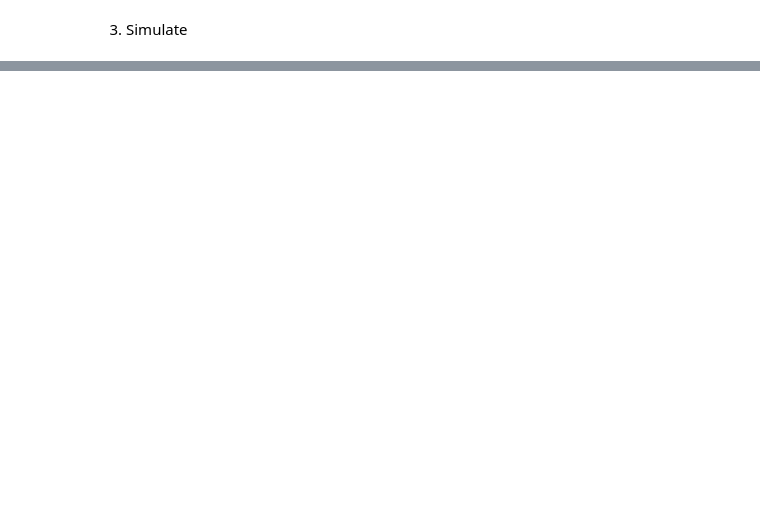
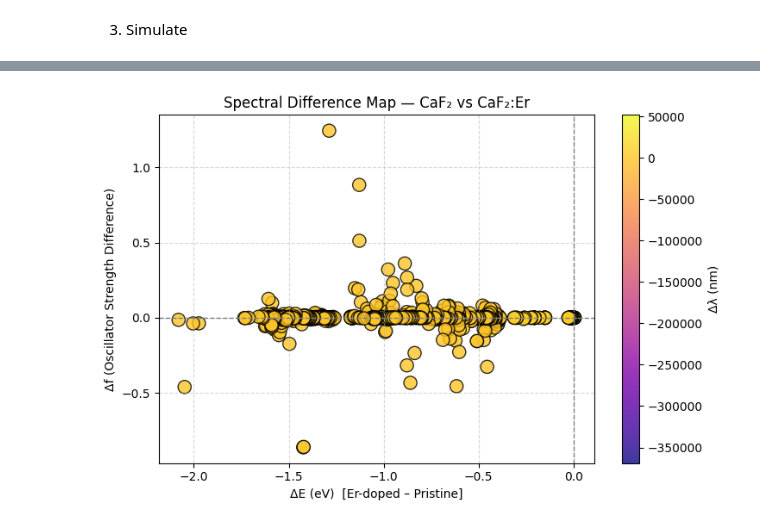
Before and after one commit to GHOST-Q1/Q-UCSpec, a Jupyter notebook: simulations_gpaw/sim_master.ipynb, the cells around one changed output, grey strips where cells are left out. Cells and saved outputs as stored; diff of their text form; code cells hidden in the pictures; blank space fills up the shorter version.

```diff
--- a/simulations_gpaw/sim_master.ipynb
+++ b/simulations_gpaw/sim_master.ipynb
@@ -966,0 +705,97 @@ plt.show()
+# %%
+import os, numpy as np, pandas as pd, matplotlib.pyplot as plt
+from scipy.stats import skew, kurtosis
+
+# === Fixed universal project directories ===
+PROJECT_ROOT = "/Users/denniswayo/gpaw-DFT/Q-UCSpec"
+DATA_DIR = os.path.join(PROJECT_ROOT, "data")
+OUT_DIR = os.path.join(PROJECT_ROOT, "spectra-results")
+os.makedirs(DATA_DIR, exist_ok=True)
+os.makedirs(OUT_DIR, exist_ok=True)
+
+caf2_file = os.path.join(DATA_DIR, "caf2_cluster_sticks.csv")
+er_file   = os.path.join(DATA_DIR, "caf2_er_cluster_sticks.csv")
+out_md    = os.path.join(DATA_DIR, "caf2_vs_caf2_er_summary_with_deltas.md")
+out_png   = os.path.join(OUT_DIR, "caf2_vs_caf2_er_delta_map.png")
+
+# === Helper to load CSV safely ===
+def load_csv(fpath):
+    if not os.path.exists(fpath):
+        raise FileNotFoundError(f" Missing file: {fpath}")
+    df = pd.read_csv(fpath)
+    cols = {c.lower().strip(): c for c in df.columns}
+    e_col = cols.get("energy(ev)") or list(df.columns)[0]
+    f_col = cols.get("oscstrength") or list(df.columns)[1]
+    E = df[e_col].astype(float).to_numpy()
+    F = df[f_col].astype(float).to_numpy()
+    wl = 1240.0 / np.maximum(E, 1e-9)
+    return E, F, wl
+
+# === Load both datasets ===
+E1, F1, wl1 = load_csv(caf2_file)
+E2, F2, wl2 = load_csv(er_file)
+
+# === Basic stats ===
+def describe(E, F):
+    Σf = F.sum()
+    return dict(
+        N=len(E),
+        Emin=np.min(E), Emax=np.max(E),
+        meanE=np.mean(E), medE=np.median(E),
+        meanF=np.mean(F), maxF=np.max(F),
+        Σf=Σf,
+        centroidE=(E*F).sum()/Σf,
+        centroidλ=1240/((E*F).sum()/Σf),
+        skew=skew(E), kurt=kurtosis(E)
+    )
+
+S1, S2 = describe(E1, F1), describe(E2, F2)
+
+# === Δ-analysis ===
+n = min(len(E1), len(E2))
+pairs = []
+for i in range(n):
+    pairs.append((
+        E1[i], 1240/E1[i], F1[i],
+        E2[i], 1240/E2[i], F2[i],
+        E2[i]-E1[i], (1240/E2[i])-(1240/E1[i]), F2[i]-F1[i]
+    ))
+df = pd.DataFrame(pairs, columns=["E_CaF2","λ_CaF2","f_CaF2",
+                                  "E_Er","λ_Er","f_Er",
+                                  "ΔE","Δλ","Δf"])
+
+# === Markdown summary ===
+with open(out_md, "w") as f:
+    f.write("# CaF₂ vs CaF₂:Er Δ-Analysis Summary\n\n")
+    f.write("| Metric | CaF₂ | CaF₂:Er |\n|:--|:--:|:--:|\n")
+    f.write(f"| Transitions | {S1['N']} | {S2['N']} |\n")
+    f.write(f"| Energy Range (eV) | {S1['Emin']:.3f}–{S1['Emax']:.3f} | {S2['Emin']:.3f}–{S2['Emax']:.3f} |\n")
+    f.write(f"| Energy Mean / Median | {S1['meanE']:.3f}/{S1['medE']:.3f} | {S2['meanE']:.3f}/{S2['medE']:.3f} |\n")
+    f.write(f"| Osc Strength Mean / Max | {S1['meanF']:.3e}/{S1['maxF']:.3e} | {S2['meanF']:.3e}/{S2['maxF']:.3e} |\n")
+    f.write(f"| Σf (Total Strength) | {S1['Σf']:.6f} | {S2['Σf']:.6f} |\n")
+    f.write(f"| Centroid Energy (eV) | {S1['centroidE']:.3f} | {S2['centroidE']:.3f} |\n")
+    f.write(f"| Centroid Wavelength (nm) | {S1['centroidλ']:.0f} | {S2['centroidλ']:.0f} |\n")
+    f.write(f"| Energy Skewness | {S1['skew']:.3f} | {S2['skew']:.3f} |\n")
+    f.write(f"| Energy Kurtosis | {S1['kurt']:.3f} | {S2['kurt']:.3f} |\n\n")
+
+    f.write("## Top 10 Transitions (Δ Summary)\n\n")
+    f.write("| # | E(CaF₂) | λ(nm) | f | E(CaF₂:Er) | λ(nm) | f | ΔE(eV) | Δλ(nm) | Δf |\n|:-:|:-:|:-:|:-:|:-:|:-:|:-:|:-:|:-:|:-:|\n")
+    for i,(a,b,c,d,e_,f_,g,h,j) in enumerate(pairs[:10],1):
+        f.write(f"| {i} | {a:.3f} | {b:.0f} | {c:.3e} | {d:.3f} | {e_:.0f} | {f_:.3e} | {g:+.3f} | {h:+.0f} | {j:+.3e} |\n")
+
+# === ΔE–Δf Map ===
+plt.figure(figsize=(7.5,5))
+sc = plt.scatter(df["ΔE"], df["Δf"], c=df["Δλ"], cmap="plasma", s=120,
+                 edgecolor="k", alpha=0.8)
+plt.axvline(0, color='gray', linestyle='--', lw=1)
+plt.axhline(0, color='gray', linestyle='--', lw=1)
+plt.colorbar(sc, label="Δλ (nm)")
+plt.title("Spectral Difference Map — CaF₂ vs CaF₂:Er")
+plt.xlabel("ΔE (eV)  [Er-doped – Pristine]")
+plt.ylabel("Δf (Oscillator Strength Difference)")
+plt.grid(True, linestyle='--', alpha=0.5)
+plt.tight_layout()
+plt.savefig(out_png, dpi=300)
+plt.show()
+# %% [output]
+[figure, added]
```
Also changed, not shown: parts of 16 cells of this notebook, 28 other files.
